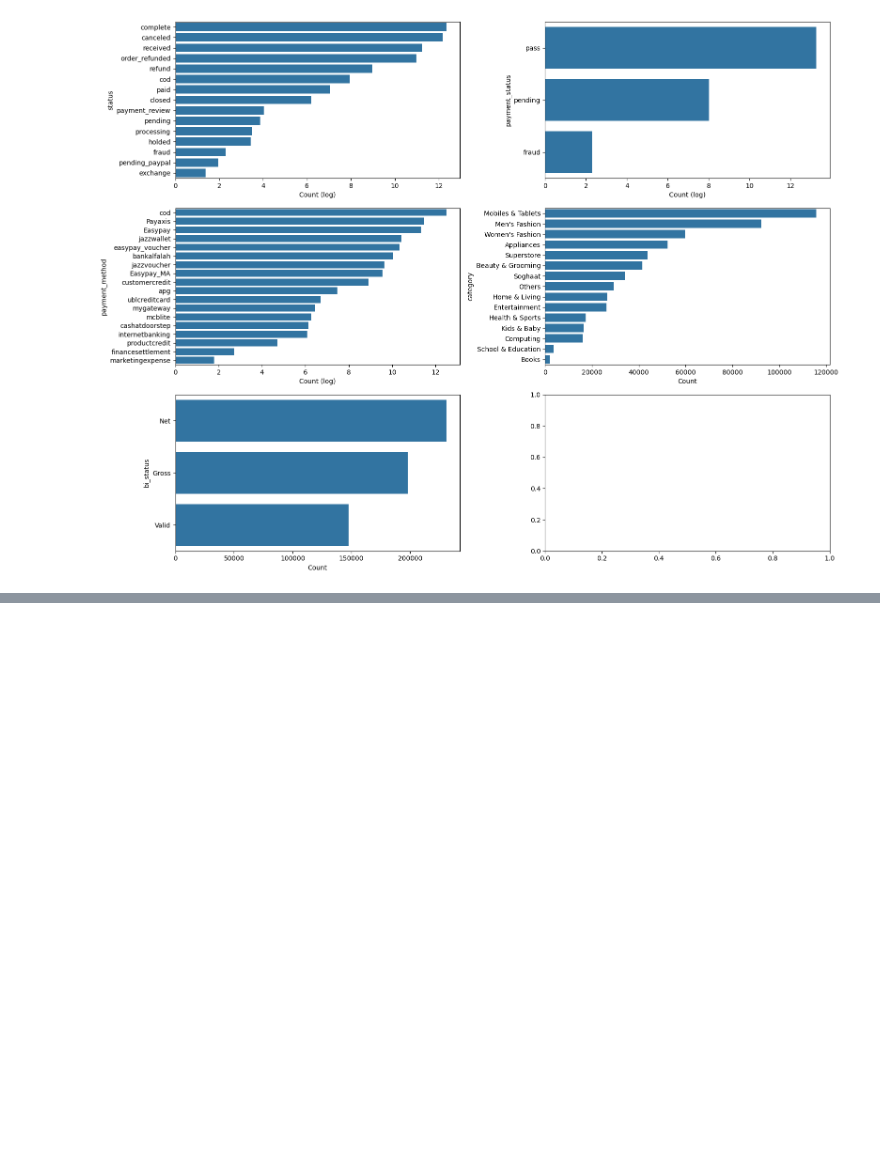
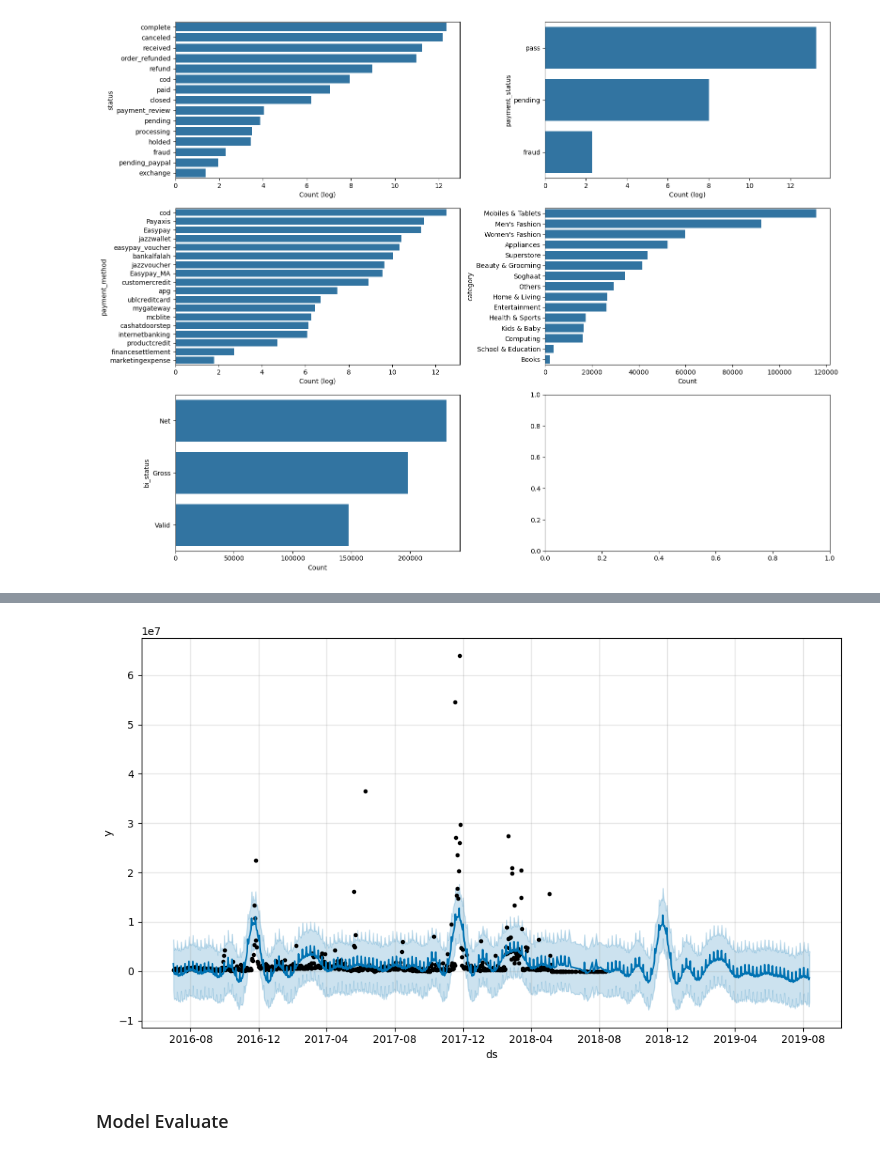
Before and after one commit to dendyandra22/ecommerce_analysis, a Jupyter notebook: e_commerce_spark.ipynb, the cells around one changed output, grey strips where cells are left out. Drawn from its saved outputs; the diff is of its cells as text; code cells hidden in the pictures; blank space fills up the shorter version.

```diff
--- a/e_commerce_spark.ipynb
+++ b/e_commerce_spark.ipynb
@@ -488,0 +560,3 @@ matrix = Correlation.corr(myGraph_vector, vector_col).collect()[0][0]
+# %%
+model = Prophet()
+model.fit(train)
@@ -488,0 +587,4 @@ matrix = Correlation.corr(myGraph_vector, vector_col).collect()[0][0]
+# %%
+# forecasting up to 3 months
+future = model.make_future_dataframe(periods=365)
+future.tail(4)
@@ -488,0 +597,3 @@ matrix = Correlation.corr(myGraph_vector, vector_col).collect()[0][0]
+# %%
+forecast = model.predict(future)
+forecast[['ds', 'yhat', 'yhat_lower', 'yhat_upper']].tail()
@@ -488,0 +607,6 @@ matrix = Correlation.corr(myGraph_vector, vector_col).collect()[0][0]
+# %%
+_ = model.plot(forecast)
+# %% [output]
+[figure, added]
+# %% [markdown]
+### Model Evaluate
```
Also changed, not shown: parts of 26 cells of this notebook.
